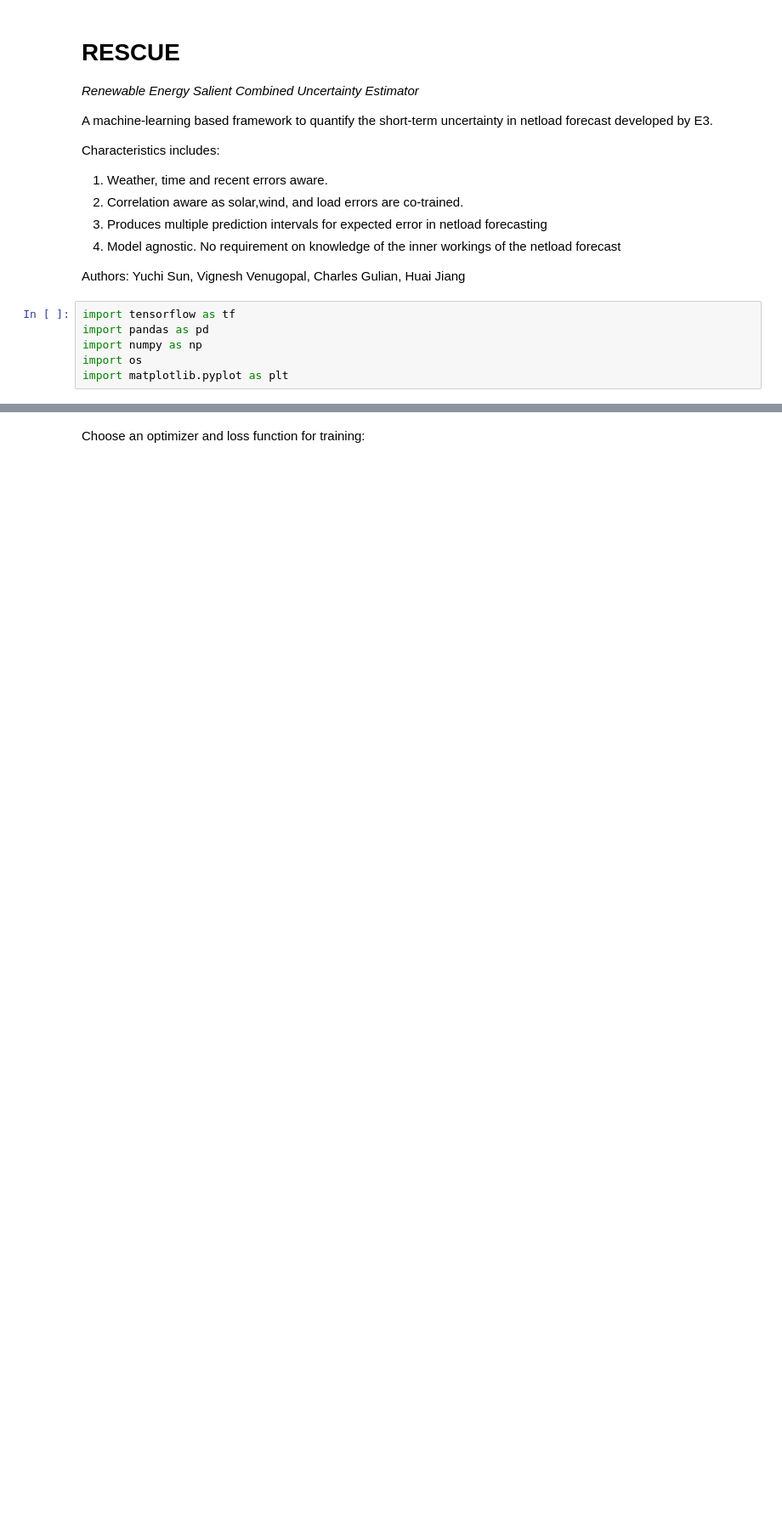
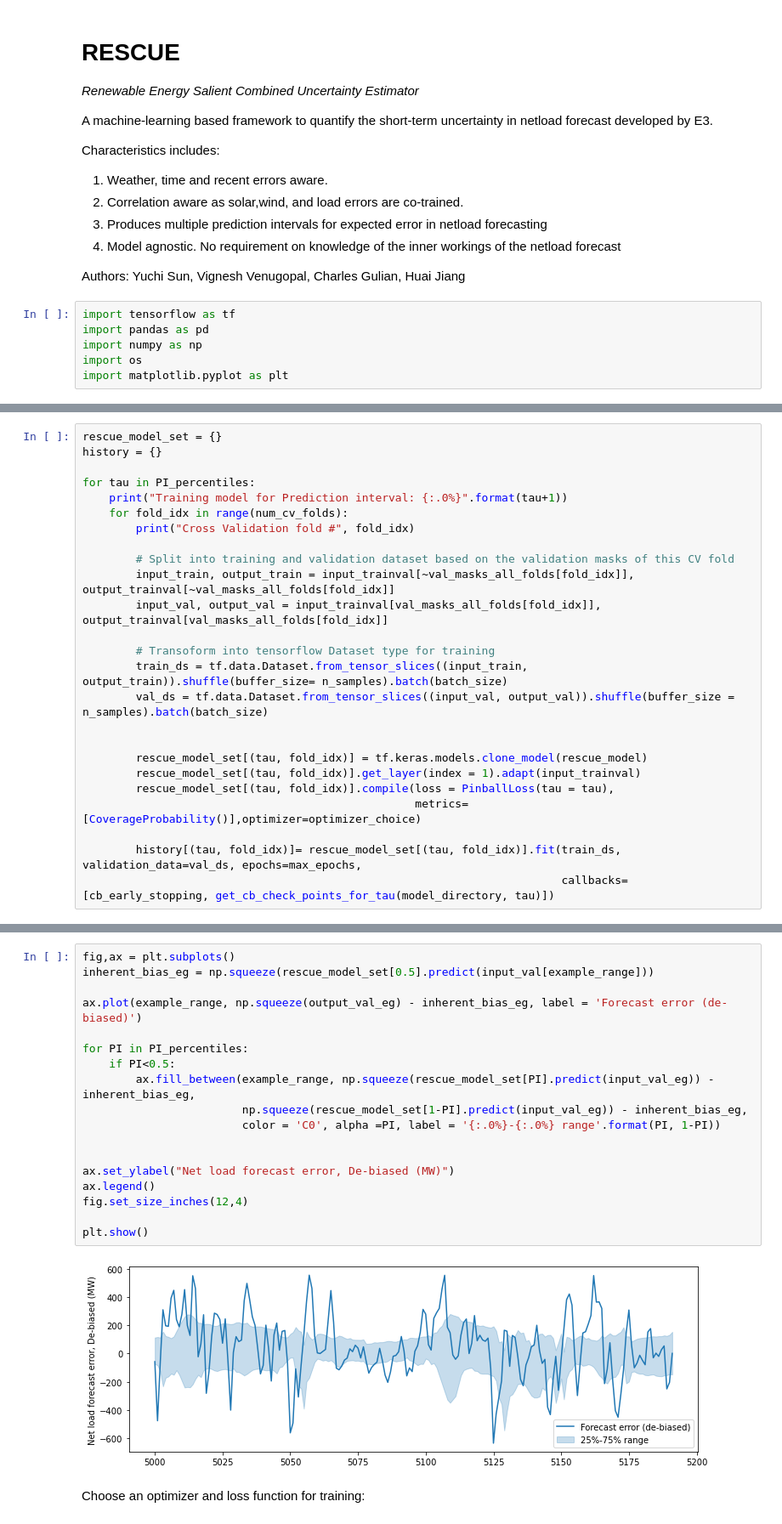
Before and after one commit to e3-/RESERVE-Public, a Jupyter notebook: code/rescue.ipynb, the cells around one changed output, grey strips where cells are left out. Shown at 85% size. Saved outputs shown, nothing was run; the diff lists cells and outputs as text; blank space fills up the shorter version.

Commit message:
Accommodate the Cross Validation code in the main notebook

```diff
--- a/code/rescue.ipynb
+++ b/code/rescue.ipynb
@@ -114,0 +163,25 @@ plt.show()
+# %%
+rescue_model_set = {}
+history = {}
+
+for tau in PI_percentiles:
+    print("Training model for Prediction interval: {:.0%}".format(tau+1))
+    for fold_idx in range(num_cv_folds):
+        print("Cross Validation fold #", fold_idx)
+
+        # Split into training and validation dataset based on the validation masks of this CV fold
+        input_train, output_train = input_trainval[~val_masks_all_folds[fold_idx]], output_trainval[~val_masks_all_folds[fold_idx]]
+        input_val, output_val = input_trainval[val_masks_all_folds[fold_idx]], output_trainval[val_masks_all_folds[fold_idx]]
+
+        # Transoform into tensorflow Dataset type for training
+        train_ds = tf.data.Dataset.from_tensor_slices((input_train, output_train)).shuffle(buffer_size= n_samples).batch(batch_size)
+        val_ds = tf.data.Dataset.from_tensor_slices((input_val, output_val)).shuffle(buffer_size = n_samples).batch(batch_size)
+
+
+        rescue_model_set[(tau, fold_idx)] = tf.keras.models.clone_model(rescue_model)
+        rescue_model_set[(tau, fold_idx)].get_layer(index = 1).adapt(input_trainval)
+        rescue_model_set[(tau, fold_idx)].compile(loss = PinballLoss(tau = tau),
+                                                  metrics= [CoverageProbability()],optimizer=optimizer_choice)
+
+        history[(tau, fold_idx)]= rescue_model_set[(tau, fold_idx)].fit(train_ds, validation_data=val_ds, epochs=max_epochs,
+                                                                        callbacks=[cb_early_stopping, get_cb_check_points_for_tau(model_directory, tau)])
@@ -115,2 +258,22 @@ plt.show()
+# %%
+fig,ax = plt.subplots()
+inherent_bias_eg = np.squeeze(rescue_model_set[0.5].predict(input_val[example_range]))
+
+ax.plot(example_range, np.squeeze(output_val_eg) - inherent_bias_eg, label = 'Forecast error (de-biased)')
+
+for PI in PI_percentiles:
+    if PI<0.5:
+        ax.fill_between(example_range, np.squeeze(rescue_model_set[PI].predict(input_val_eg)) - inherent_bias_eg,
+                        np.squeeze(rescue_model_set[1-PI].predict(input_val_eg)) - inherent_bias_eg,
+                        color = 'C0', alpha =PI, label = '{:.0%}-{:.0%} range'.format(PI, 1-PI))
+
+
+ax.set_ylabel("Net load forecast error, De-biased (MW)")
+ax.legend()
+fig.set_size_inches(12,4)
+
+plt.show()
+# %% [output]
+[figure, added]
 # %% [markdown]
 Choose an optimizer and loss function for training:
```
Also changed, not shown: parts of 25 cells of this notebook.
